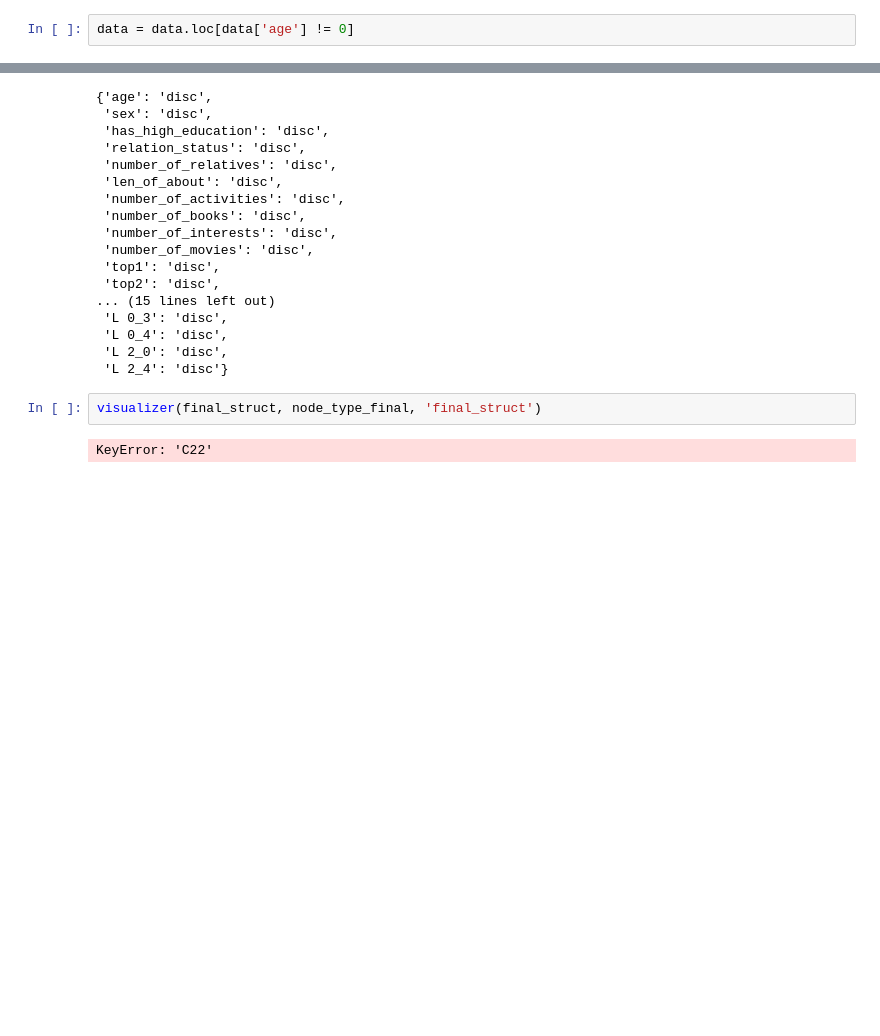
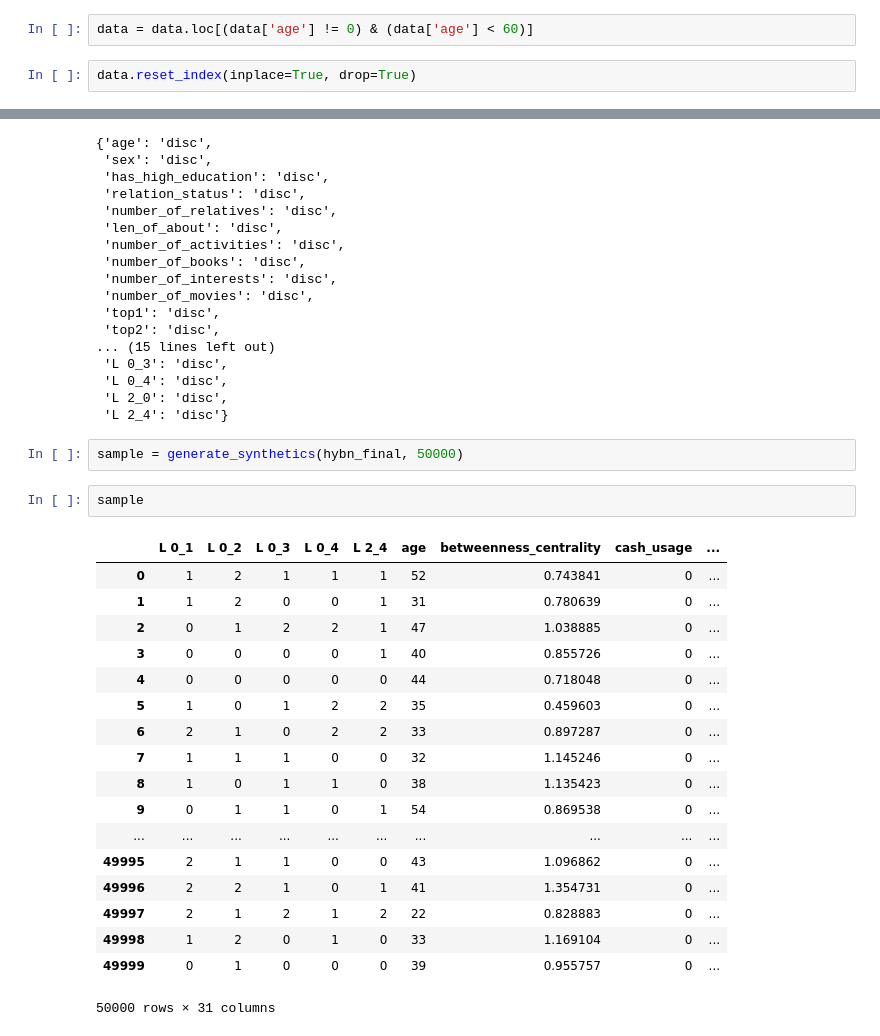
Before and after one commit to aimclub/BAMT, a Jupyter notebook: Example_synth_data.ipynb, the cells around one changed output, grey strips where cells are left out. Drawn from its saved outputs; the diff is of its cells as text; blank space fills up the shorter version.

```diff
--- a/Example_synth_data.ipynb
+++ b/Example_synth_data.ipynb
@@ -38,7 +38,9 @@ data.shape
 data.dropna(inplace=True)
 data.reset_index(inplace=True, drop=True)
 # %%
-data = data.loc[data['age'] != 0]
+data = data.loc[(data['age'] != 0) & (data['age'] < 60)]
+# %%
+data.reset_index(inplace=True, drop=True)
 # %%
 data = data[['age',	'sex',	'has_high_education',	'relation_status',	'number_of_relatives','len_of_about',	'number_of_activities',	'number_of_books',	'number_of_interests',	'number_of_movies','top1','top2','top3','top4', 'nodes',	'betweenness_centrality',	'density',	'eigenvector_centrality',	'degree_assortativity_coefficient', 'number_of_followers', 'max_tr',	'mean_tr', 'parent',	'driver',	'has_pets',	'cash_usage']] #'posts_count',	'posts_per_month',	'likes_per_post',	'views_per_post',	'repost_ratio']]
 # %%
@@ -347,7 +367,26 @@ node_type_final
  'L 0_4': 'disc',
  'L 2_0': 'disc',
  'L 2_4': 'disc'}
-# %%
-visualizer(final_struct, node_type_final, 'final_struct')
-# %% [output]
-KeyError: 'C22'
+# %%
+sample = generate_synthetics(hybn_final, 50000)
+# %%
+sample
+# %% [output]
+|  | L 0_1 | L 0_2 | L 0_3 | L 0_4 | L 2_4 | age | betweenness_centrality | cash_usage | ... |
+| 0 | 1 | 2 | 1 | 1 | 1 | 52 | 0.743841 | 0 | ... |
+| 1 | 1 | 2 | 0 | 0 | 1 | 31 | 0.780639 | 0 | ... |
+| 2 | 0 | 1 | 2 | 2 | 1 | 47 | 1.038885 | 0 | ... |
+| 3 | 0 | 0 | 0 | 0 | 1 | 40 | 0.855726 | 0 | ... |
+| 4 | 0 | 0 | 0 | 0 | 0 | 44 | 0.718048 | 0 | ... |
+| 5 | 1 | 0 | 1 | 2 | 2 | 35 | 0.459603 | 0 | ... |
+| 6 | 2 | 1 | 0 | 2 | 2 | 33 | 0.897287 | 0 | ... |
+| 7 | 1 | 1 | 1 | 0 | 0 | 32 | 1.145246 | 0 | ... |
+| 8 | 1 | 0 | 1 | 1 | 0 | 38 | 1.135423 | 0 | ... |
+| 9 | 0 | 1 | 1 | 0 | 1 | 54 | 0.869538 | 0 | ... |
+| ... | ... | ... | ... | ... | ... | ... | ... | ... | ... |
+| 49995 | 2 | 1 | 1 | 0 | 0 | 43 | 1.096862 | 0 | ... |
+| 49996 | 2 | 2 | 1 | 0 | 1 | 41 | 1.354731 | 0 | ... |
+| 49997 | 2 | 1 | 2 | 1 | 2 | 22 | 0.828883 | 0 | ... |
+| 49998 | 1 | 2 | 0 | 1 | 0 | 33 | 1.169104 | 0 | ... |
+| 49999 | 0 | 1 | 0 | 0 | 0 | 39 | 0.955757 | 0 | ... |
+50000 rows × 31 columns
```
Also changed, not shown: parts of 7 cells of this notebook, 1 other file.
